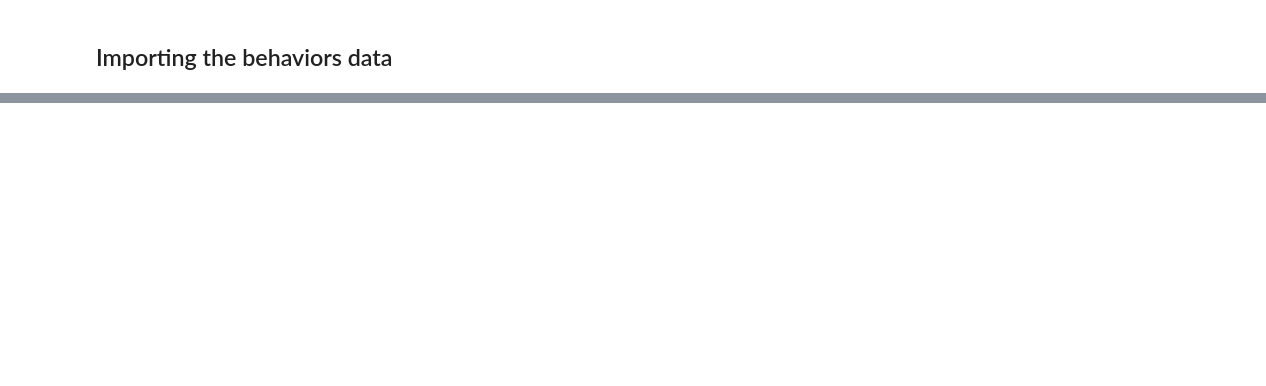
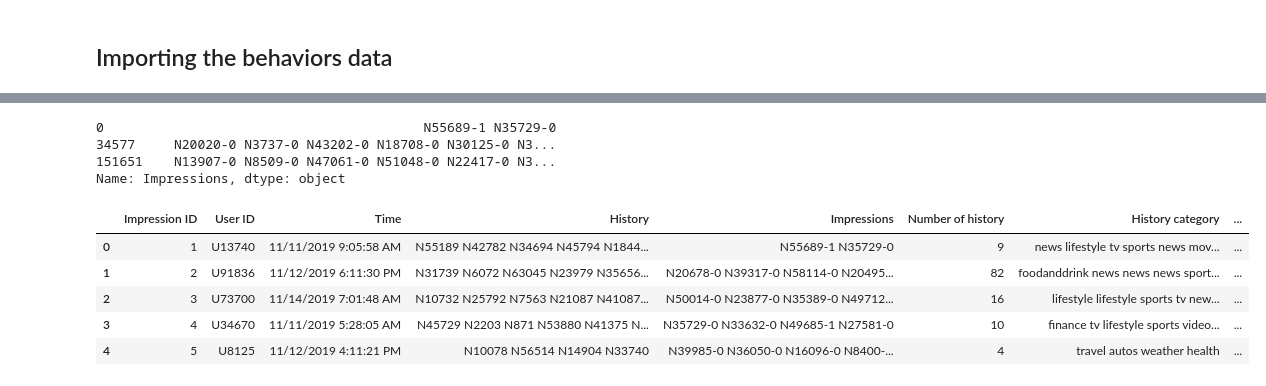
Before and after one commit to wuqiyao20160118/News_Recommandation-project-team27, a Jupyter notebook: data_processing.ipynb, the cells around one changed output, grey strips where cells are left out. Drawn from its saved outputs; the diff is of its cells as text; code cells hidden in the pictures; blank space fills up the shorter version.

```diff
--- a/data_processing.ipynb
+++ b/data_processing.ipynb
@@ -138,0 +189,55 @@ print(df_behavior)
+# %%
+time = []
+for i in range(len(behaviors_data)):
+    #len_history.append(len(behaviors_data['History'][i].split(' ')))
+    hour = int(behaviors_data['Time'][i].split(' ')[1].split(':')[0])
+    ap = behaviors_data['Time'][i].split(' ')[2]
+    if 6 <= hour < 12 and ap == 'AM': # Morning
+        t = 'Morning'
+    if 0 <= hour < 6 and ap == 'PM': # Afternoon
+        t = 'Afternoon'
+    if 6 <= hour < 12 and ap == 'PM': # Evening
+        t = 'Evening'
+    if 0 <= hour < 6 and ap == 'AM': # Night
+        t = 'Night'
+
+    time.append(t)
+
+behaviors_data['Time category'] = time
+# %%
+behaviors_data[behaviors_data['User ID'] == 'U13740']['Impressions']
+# %% [output]
+0                                         N55689-1 N35729-0
+34577     N20020-0 N3737-0 N43202-0 N18708-0 N30125-0 N3...
+151651    N13907-0 N8509-0 N47061-0 N51048-0 N22417-0 N3...
+Name: Impressions, dtype: object
+# %%
+impressions = dict()
+for i in range(len(behaviors_data)):
+
+    user_id = behaviors_data['User ID'][i]
+
+    temp = ('-'.join(behaviors_data['Impressions'][i].split(' '))).split('-')[1::2]
+    i_list = list(map(int, temp))
+
+    if user_id in impressions.keys():
+        impressions[user_id] = impressions[user_id] + i_list
+    else:
+        impressions[user_id] = i_list
+# %%
+impressions_rate = list()
+for i in range(len(behaviors_data)):
+
+    user_id = behaviors_data['User ID'][i]
+
+    impressions_rate.append(sum(impressions[user_id])/len(impressions[user_id]))
+behaviors_data['Impressions_rate'] = impressions_rate
+# %%
+behaviors_data.head(5)
+# %% [output]
+|  | Impression ID | User ID | Time | History | Impressions | Number of history | History category | ... |
+| 0 | 1 | U13740 | 11/11/2019 9:05:58 AM | N55189 N42782 N34694 N45794 N1844... | N55689-1 N35729-0 | 9 | news lifestyle tv sports news mov... | ... |
+| 1 | 2 | U91836 | 11/12/2019 6:11:30 PM | N31739 N6072 N63045 N23979 N35656... | N20678-0 N39317-0 N58114-0 N20495... | 82 | foodanddrink news news news sport... | ... |
+| 2 | 3 | U73700 | 11/14/2019 7:01:48 AM | N10732 N25792 N7563 N21087 N41087... | N50014-0 N23877-0 N35389-0 N49712... | 16 | lifestyle lifestyle sports tv new... | ... |
+| 3 | 4 | U34670 | 11/11/2019 5:28:05 AM | N45729 N2203 N871 N53880 N41375 N... | N35729-0 N33632-0 N49685-1 N27581-0 | 10 | finance tv lifestyle sports video... | ... |
+| 4 | 5 | U8125 | 11/12/2019 4:11:21 PM | N10078 N56514 N14904 N33740 | N39985-0 N36050-0 N16096-0 N8400-... | 4 | travel autos weather health | ... |
```
Also changed, not shown: parts of 31 cells of this notebook.
